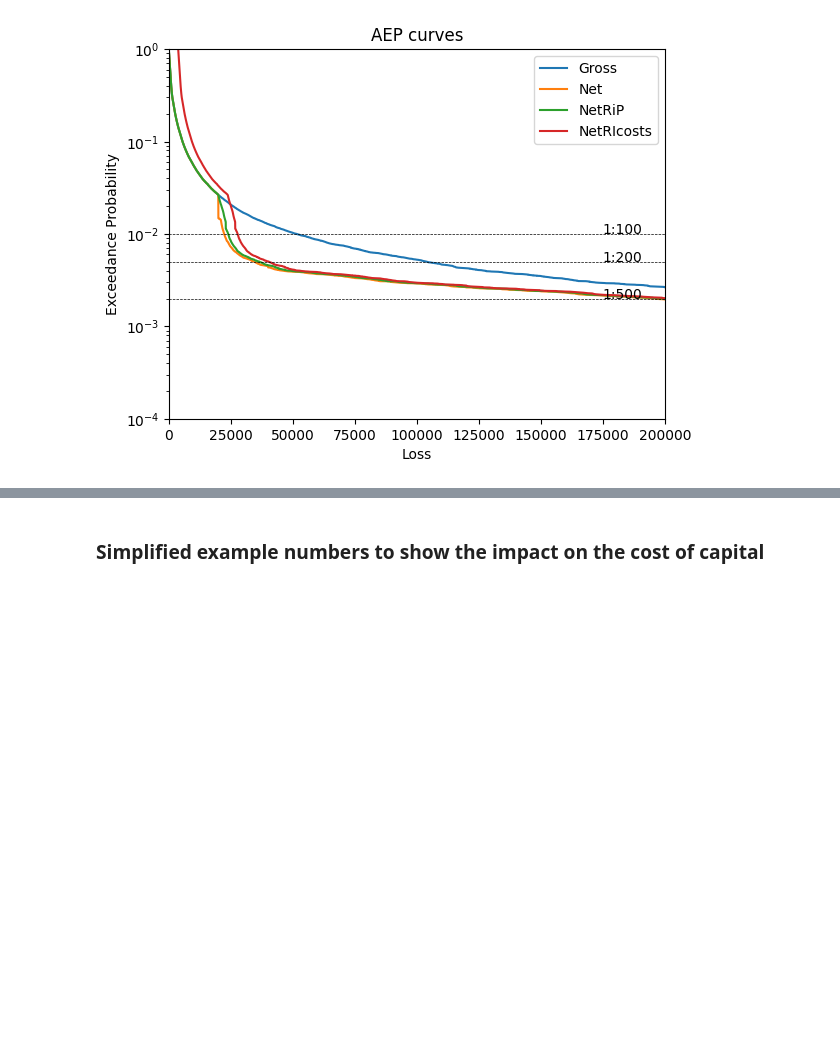
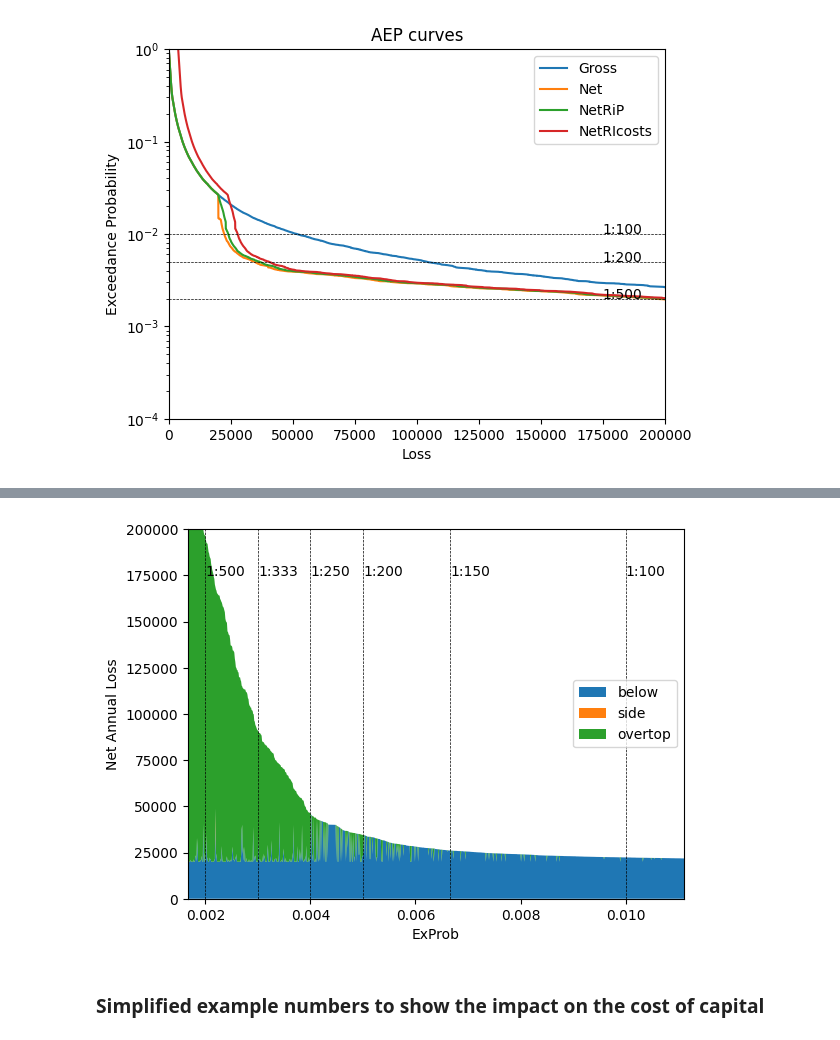
Before and after one commit to iwbailey/pandas-ylt, a Jupyter notebook: yelt_examples_layer_losses.ipynb, the cells around one changed output, grey strips where cells are left out. Drawn from its saved outputs; the diff is of its cells as text; code cells hidden in the pictures; blank space fills up the shorter version.

Commit message:
Added a plot for the AEP contributions

```diff
--- a/yelt_examples_layer_losses.ipynb
+++ b/yelt_examples_layer_losses.ipynb
@@ -211,0 +214,16 @@ plt.show()
+# %%
+# Split the losses into sections below, above and to the side of the layers
+prog_attach = min([layer_params[k]['xs'] for k in layer_params])
+prog_exit = prog_attach + sum([layer_params[k]['limit'] for k in layer_params])
+
+yelt_overtop = Layer(xs=prog_exit).ceded_yelt(yelt)
+yelt_below_attach = Layer(limit=prog_attach).ceded_yelt(retained_yelt)
+yelt_retained_sideways = retained_yelt.subtract(yelt_overtop).subtract(yelt_below_attach)
+yelt_retained_sideways = yelt_retained_sideways.loc[yelt_retained_sideways > 0]
+
+# Convert into YLT
+split_ylt = pd.concat([yelt_below_attach, yelt_retained_sideways, yelt_overtop], axis=1,
+                      keys=['below', 'side', 'overtop']).fillna(0.0).groupby('Year').sum()
+split_ylt['ExProb'] = retained_yelt.yel.to_ylt().yl.exprob()
+
+split_ylt.loc[retained_yelt.yel.to_ylt().sort_values().index]
@@ -212,3 +245,19 @@ plt.show()
+# %%
+# Make a plot
+fig, ax = plt.subplots(1)
+
+split_ylt.set_index('ExProb').sort_index().plot.area(ax=ax, linewidth=0, stacked=True)
+
+for rp in [100, 150, 200, 250, 333, 500]:
+    ax.plot([1 / rp, 1 / rp], ax.get_ylim(), '--k', linewidth=0.5)
+    ax.text(1 / rp, 1.75e5, f"1:{rp}")
+
+
+ax.set(xlim=[1/600, 1/90], ylim=[0, 0.2e6], ylabel='Net Annual Loss')
+# plt.title('AEP curves')
+plt.show()
+# %% [output]
+[figure, added]
 # %% [markdown]
 ### Simplified example numbers to show the impact on the cost of capital
 # %%
```
Also changed, not shown: parts of 4 cells of this notebook.
